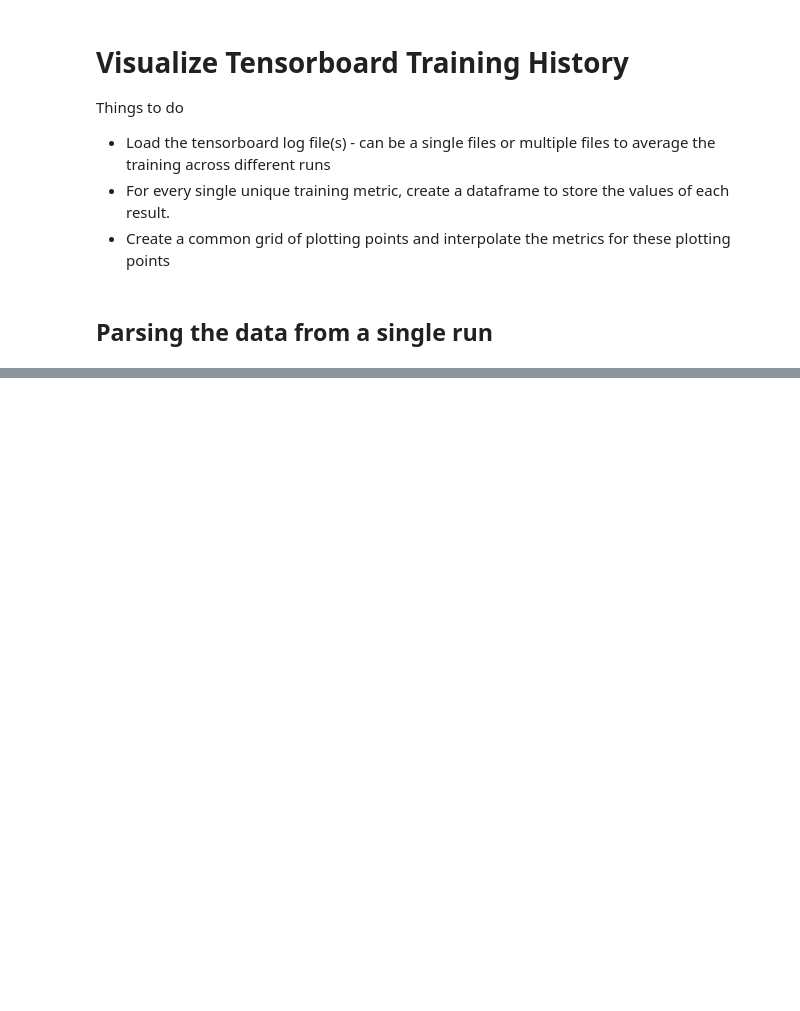
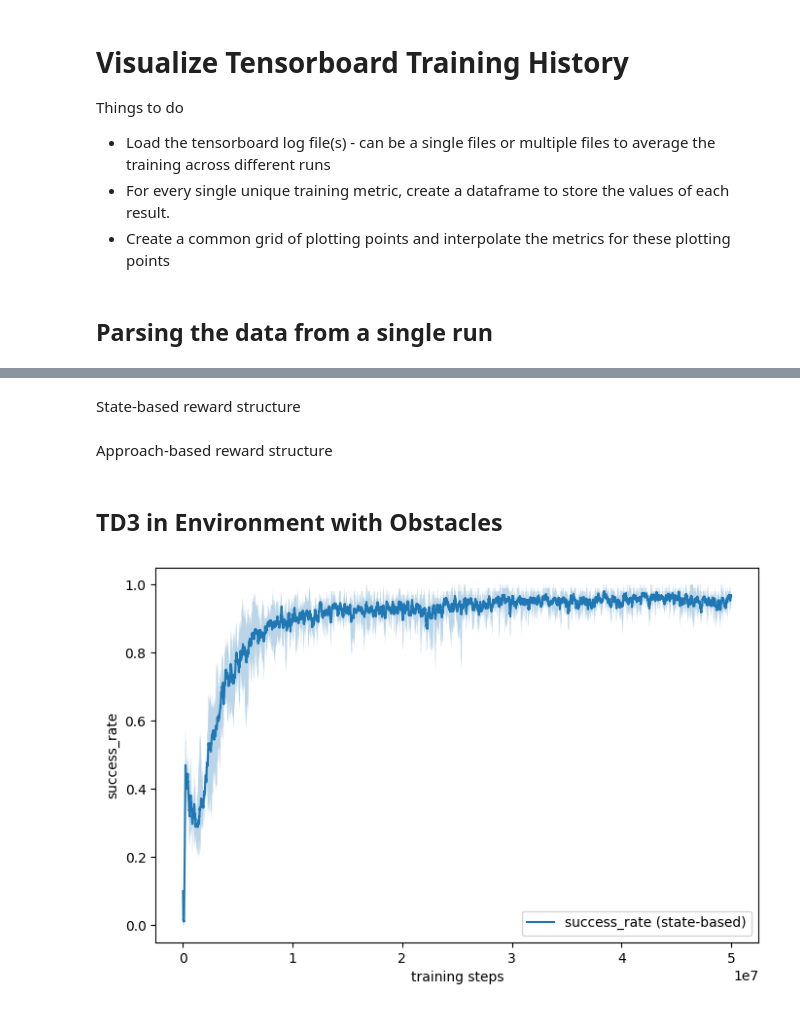
Before and after one commit to MinhNguyen2000/ROS2_DRL_Navigation, a Jupyter notebook: python/environments/test_TD3.ipynb, the cells around one changed output, grey strips where cells are left out. Drawn from its saved outputs; the diff is of its cells as text; code cells hidden in the pictures; blank space fills up the shorter version.

Commit message:
add the visualization of TD3 training (5 runs) in an environment with n=10 obstacles

```diff
--- a/python/environments/test_TD3.ipynb
+++ b/python/environments/test_TD3.ipynb
@@ -499,0 +540,2 @@ plt.show()
+# %% [markdown]
+State-based reward structure
@@ -499,0 +554,2 @@ plt.show()
+# %% [markdown]
+Approach-based reward structure
@@ -499,0 +568,32 @@ plt.show()
+# %% [markdown]
+## TD3 in Environment with Obstacles
+# %%
+import os
+import numpy as np
+from utils import TensorBoardParser
+import matplotlib.pyplot as plt
+
+netric = 'train/actor_loss'
+metric = 'train/critic_loss'
+metric = 'rollout/success_rate'
+
+metric_name = metric.split('/',1)[-1]
+
+method = 'linear'
+band = 'minmax'
+
+# State-based reward function results
+result_list = np.arange(377, 382)
+log_dirs = [os.path.join(os.getcwd(), 'results', 'Nav2D_TD3_SB3_tensorboard', f"result_{i:05d}_0") for i in result_list]
+tb_parser = TensorBoardParser(log_dirs, tags=metric)
+sb_plot_df = tb_parser.run(method=method, band=band)
+
+plt.figure(figsize=(8,5))
+plt.plot(sb_plot_df["step"], sb_plot_df["mean"], label=f"{metric_name} (state-based)")
+plt.fill_between(sb_plot_df["step"], sb_plot_df["low"], sb_plot_df["high"], alpha=0.3)
+plt.xlabel("training steps")
+plt.ylabel(f"{metric_name}")
+plt.legend()
+plt.show()
+# %% [output]
+[figure, added]
```
Also changed, not shown: parts of 16 cells of this notebook.
